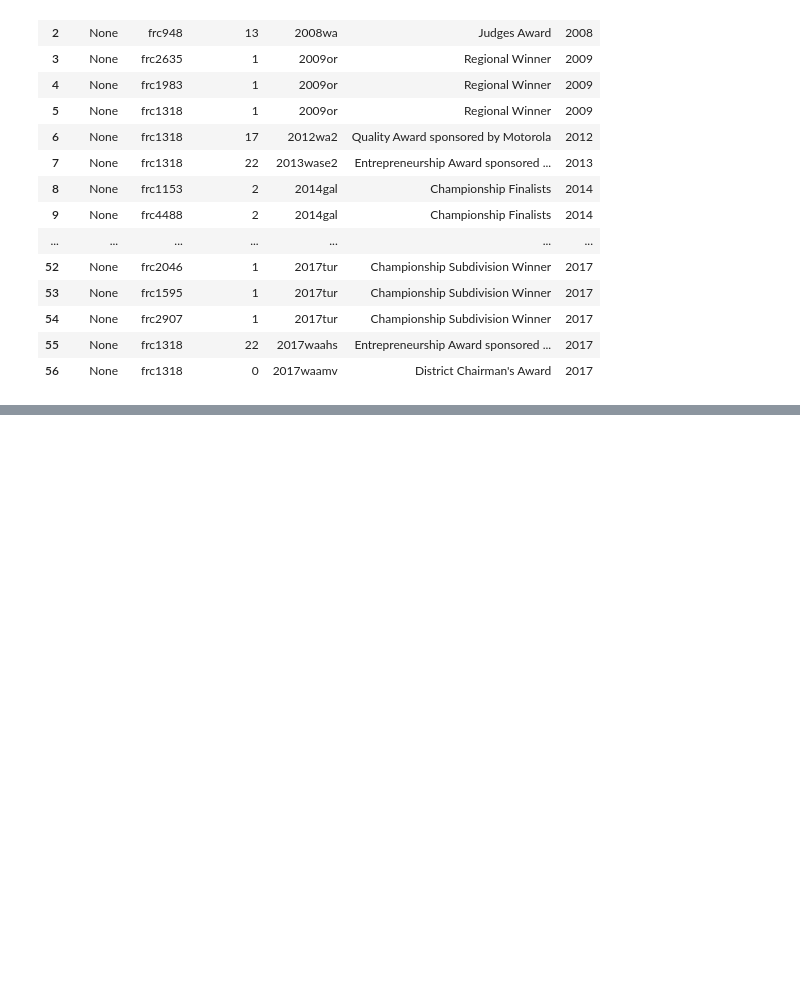
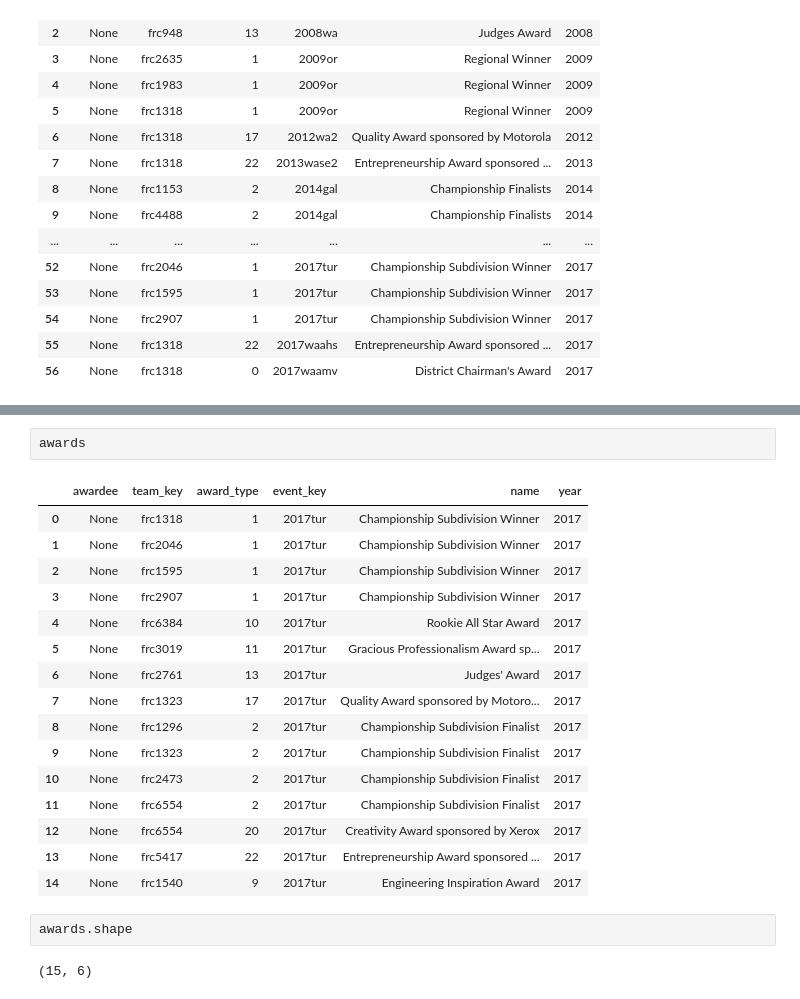
Before and after one commit to irwinsnet-old/tbap, a Jupyter notebook: TBA07 get_awards().ipynb, the cells around one changed output, grey strips where cells are left out. Cells and saved outputs as stored; diff of their text form; blank space fills up the shorter version.

```diff
--- a/TBA07 get_awards().ipynb
+++ b/TBA07 get_awards().ipynb
@@ -68,0 +82,23 @@ awards
+# %%
+awards
+# %% [output]
+|  | awardee | team_key | award_type | event_key | name | year |
+| 0 | None | frc1318 | 1 | 2017tur | Championship Subdivision Winner | 2017 |
+| 1 | None | frc2046 | 1 | 2017tur | Championship Subdivision Winner | 2017 |
+| 2 | None | frc1595 | 1 | 2017tur | Championship Subdivision Winner | 2017 |
+| 3 | None | frc2907 | 1 | 2017tur | Championship Subdivision Winner | 2017 |
+| 4 | None | frc6384 | 10 | 2017tur | Rookie All Star Award | 2017 |
+| 5 | None | frc3019 | 11 | 2017tur | Gracious Professionalism Award sp... | 2017 |
+| 6 | None | frc2761 | 13 | 2017tur | Judges' Award | 2017 |
+| 7 | None | frc1323 | 17 | 2017tur | Quality Award sponsored by Motoro... | 2017 |
+| 8 | None | frc1296 | 2 | 2017tur | Championship Subdivision Finalist | 2017 |
+| 9 | None | frc1323 | 2 | 2017tur | Championship Subdivision Finalist | 2017 |
+| 10 | None | frc2473 | 2 | 2017tur | Championship Subdivision Finalist | 2017 |
+| 11 | None | frc6554 | 2 | 2017tur | Championship Subdivision Finalist | 2017 |
+| 12 | None | frc6554 | 20 | 2017tur | Creativity Award sponsored by Xerox | 2017 |
+| 13 | None | frc5417 | 22 | 2017tur | Entrepreneurship Award sponsored ... | 2017 |
+| 14 | None | frc1540 | 9 | 2017tur | Engineering Inspiration Award | 2017 |
+# %%
+awards.shape
+# %% [output]
+(15, 6)
```
Also changed, not shown: parts of 6 cells of this notebook, 2 other files.
